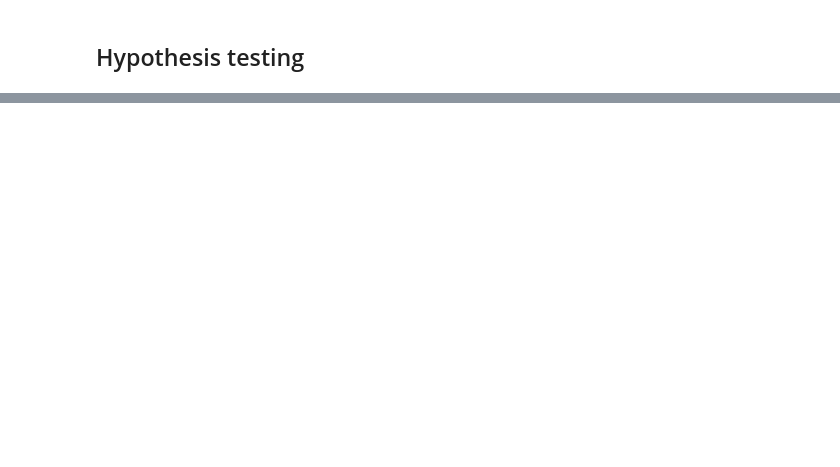
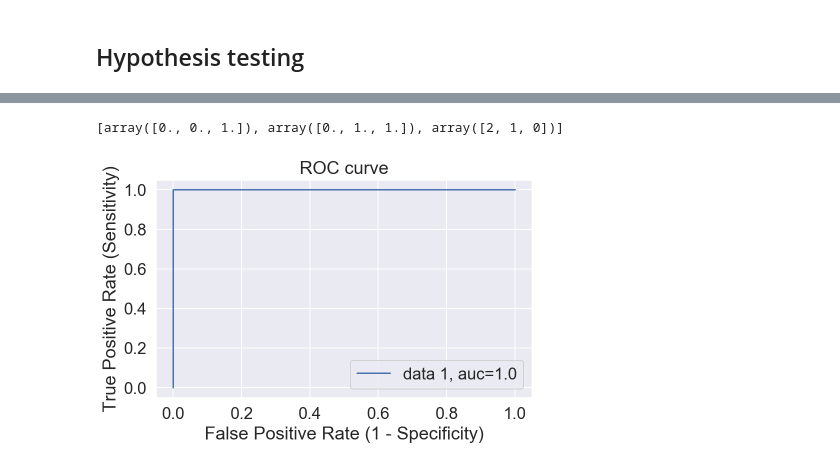
Before and after one commit to al3xandr3/Data-Science-ipynb, a Jupyter notebook: T.ipynb, the cells around one changed output, grey strips where cells are left out. Cells and saved outputs as stored; diff of their text form; code cells hidden in the pictures; blank space fills up the shorter version.

```diff
--- a/T.ipynb
+++ b/T.ipynb
@@ -241,0 +253,5 @@ Wall time: 53.5 s
+# %%
+T().roc(actuals, predicted)
+# %% [output]
+[array([0., 0., 1.]), array([0., 1., 1.]), array([2, 1, 0])]
+[figure, added]
```
Also changed, not shown: parts of 19 cells of this notebook, 4 other files.
